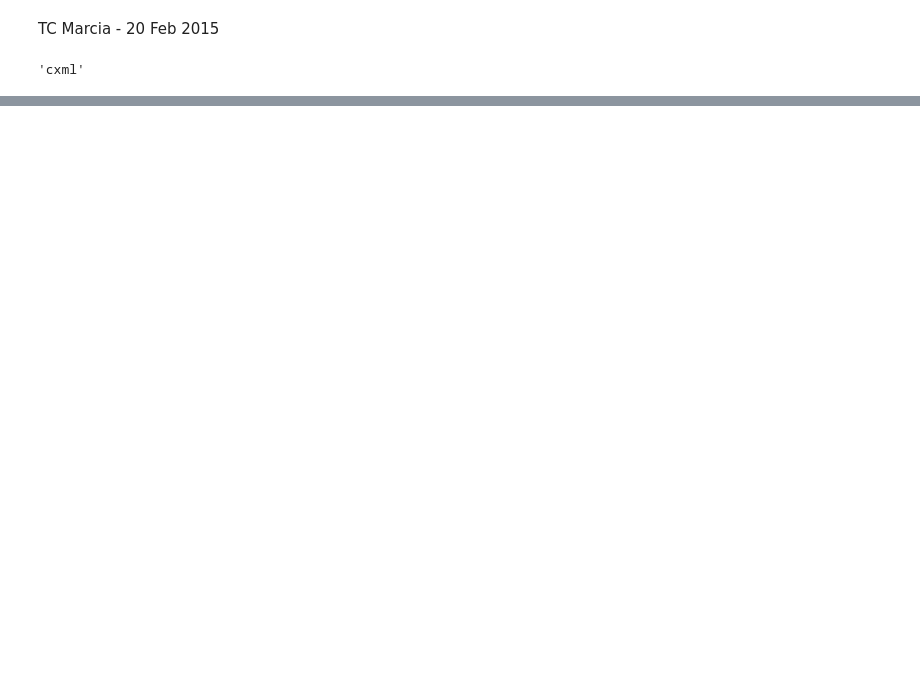
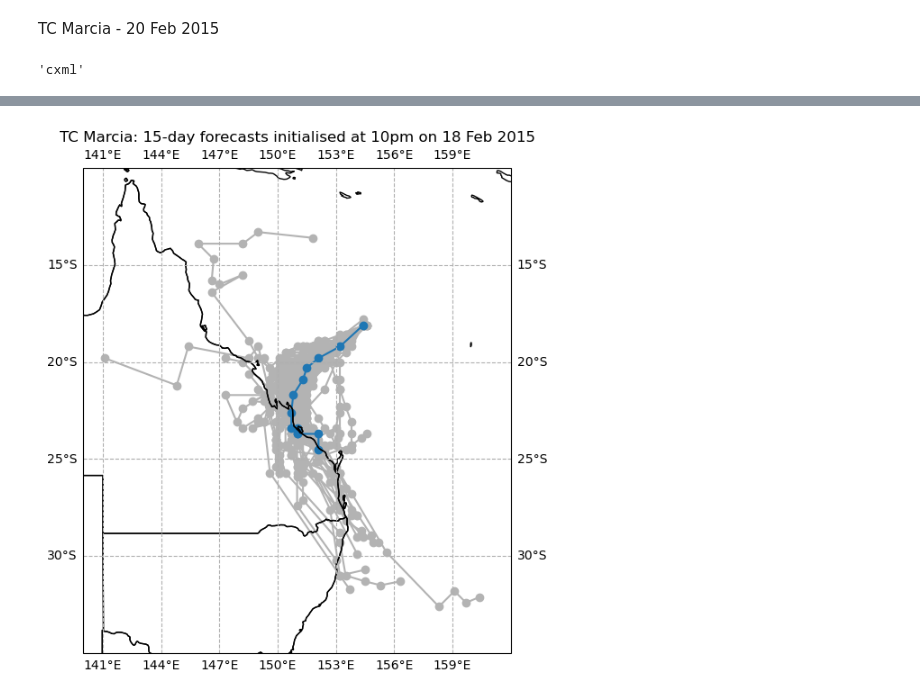
Before and after one commit to DamienIrving/ecmwf, a Jupyter notebook: example_tracks.ipynb, the cells around one changed output, grey strips where cells are left out. Cells and saved outputs as stored; diff of their text form; code cells hidden in the pictures; blank space fills up the shorter version.

Commit message:
Plot TC Marcia

```diff
--- a/example_tracks.ipynb
+++ b/example_tracks.ipynb
@@ -9,5 +11,5 @@ TC Marcia - 20 Feb 2015
 # %%
-infile = 'tracks/z_tigge_c_ecmf_20150201000000_ifs_glob_prod_all_glo.xml'
+infile = 'tracks/z_tigge_c_ecmf_20150218120000_ifs_glob_prod_all_glo.xml'
 # %%
 tree = ET.parse(infile)
 # %%
@@ -23,5 +20,0 @@ disturbance[2].tag
-# %%
-for forecast in root:
-    if forecast.tag == 'header':
-        continue
-    print(forecast.tag, forecast.attrib)
@@ -87,0 +143,2 @@ IndexError: child index out of range
+# %%
+df = pd.DataFrame(data_array, columns=columns)
@@ -87,0 +167,2 @@ IndexError: child index out of range
+# %%
+forecast = df[(df['TC name'] == 'Marcia') & (df['ensemble member'] == 0)]
@@ -87,0 +186,37 @@ IndexError: child index out of range
+# %%
+fig = plt.figure(figsize=[7, 7])
+ax1 = fig.add_subplot(111, projection=ccrs.PlateCarree())
+
+for member in np.arange(1, 51):
+    forecast = df[(df['TC name'] == 'Marcia') & (df['ensemble member'] == member)]
+    ax1.plot(
+        forecast['longitude'].values,
+        forecast['latitude'].values * -1,
+        marker='o',
+        color='0.7',
+        zorder=0.5,
+        transform=ccrs.PlateCarree(),
+        label='perturbed forecasts'
+    )
+
+forecast = df[(df['TC name'] == 'Marcia') & (df['ensemble member'] == 0)]
+ax1.plot(
+    forecast['longitude'].values,
+    forecast['latitude'].values * -1,
+    marker='o',
+    color='tab:blue',
+    zorder=0.5,
+    transform=ccrs.PlateCarree(),
+    label='control forecast',
+)
+
+ax1.coastlines()
+ax1.add_feature(cartopy.feature.STATES)
+ax1.set_extent([140, 162, -10, -35], crs=ccrs.PlateCarree())
+ax1.gridlines(linestyle='--', draw_labels=True)
+ax1.set_title('TC Marcia: 15-day forecasts initialised at 10pm on 18 Feb 2015')
+#ax1.legend()
+
+plt.show()
+# %% [output]
+[figure, added]
```
Also changed, not shown: parts of 8 cells of this notebook.
